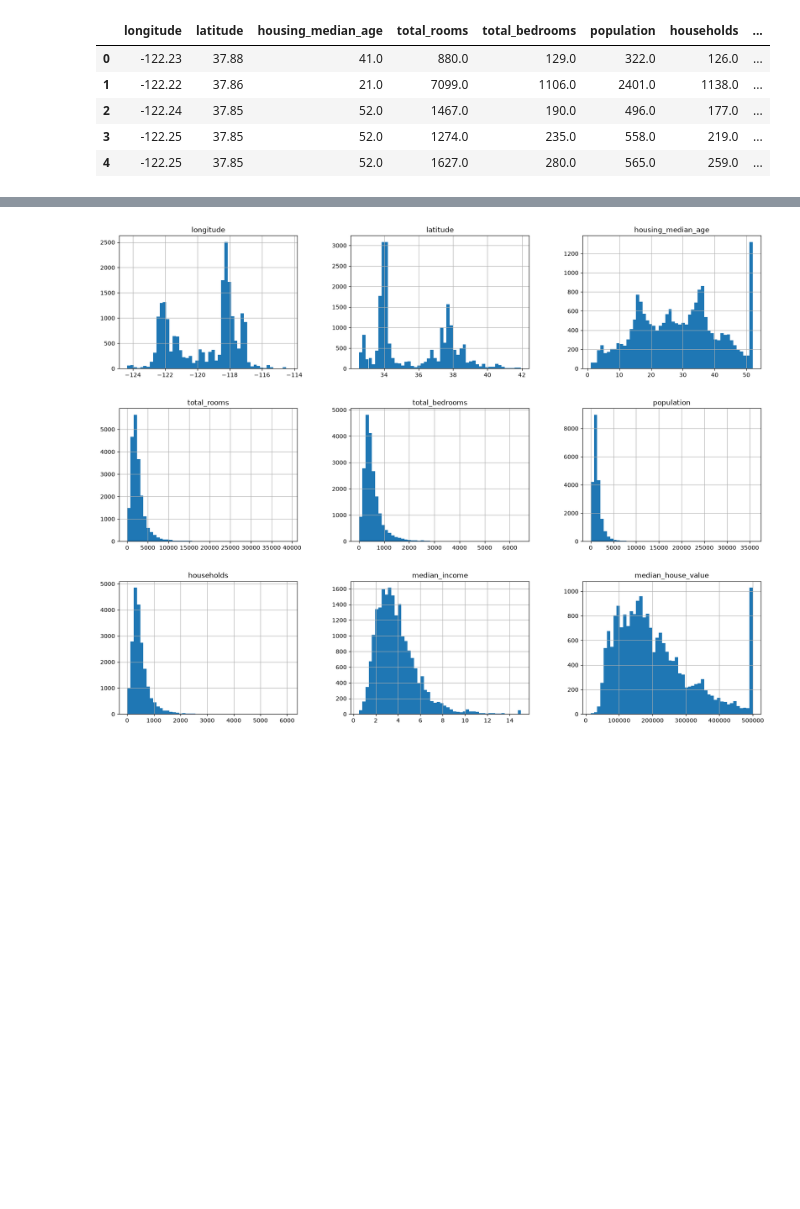
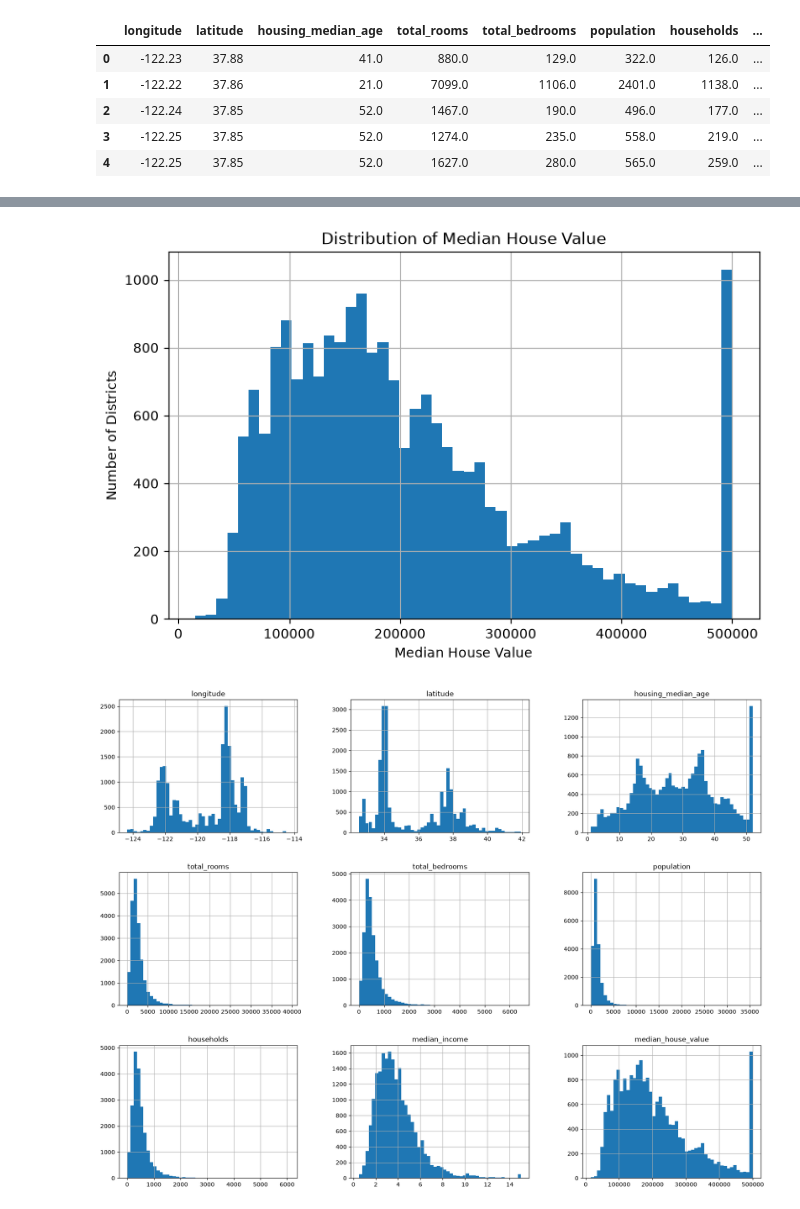
Before and after one commit to danishansari09/hand-on-ml-practice, a Jupyter notebook: california_housing_price_prediction/california_housing_price_prediction.ipynb, the cells around one changed output, grey strips where cells are left out. Drawn from its saved outputs; the diff is of its cells as text; code cells hidden in the pictures; blank space fills up the shorter version.

```diff
--- a/california_housing_price_prediction/california_housing_price_prediction.ipynb
+++ b/california_housing_price_prediction/california_housing_price_prediction.ipynb
@@ -66,0 +117,3 @@ memory usage: 1.6 MB
+# %%
+target = "median_house_value"
+housing[target].describe()
@@ -67,3 +141,11 @@ memory usage: 1.6 MB
+# %%
+housing[target].hist(bins = 50, figsize=(8,5))
+plt.xlabel("Median House Value")
+plt.ylabel("Number of Districts")
+plt.title("Distribution of Median House Value")
+plt.show()
+# %% [output]
+[figure, added]
 # %%
 %matplotlib inline
 import matplotlib.pyplot as plt
```
Also changed, not shown: parts of 90 cells of this notebook.
